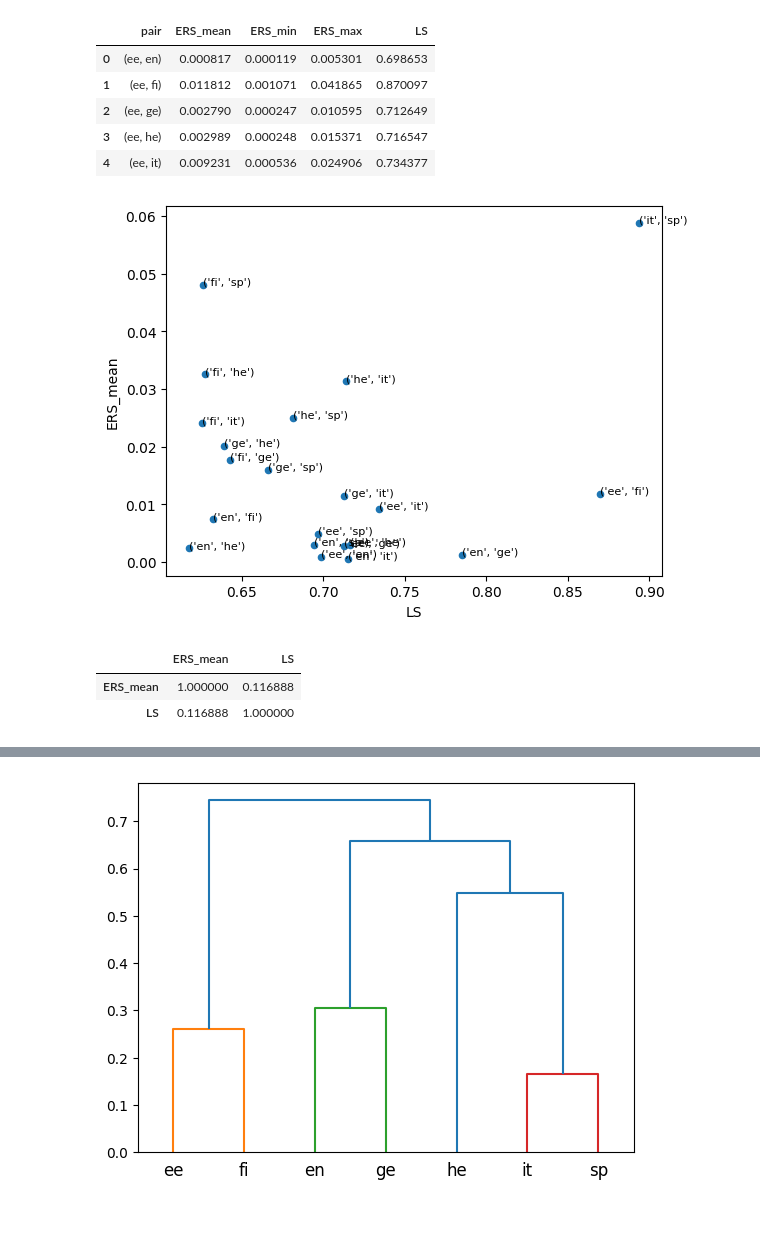
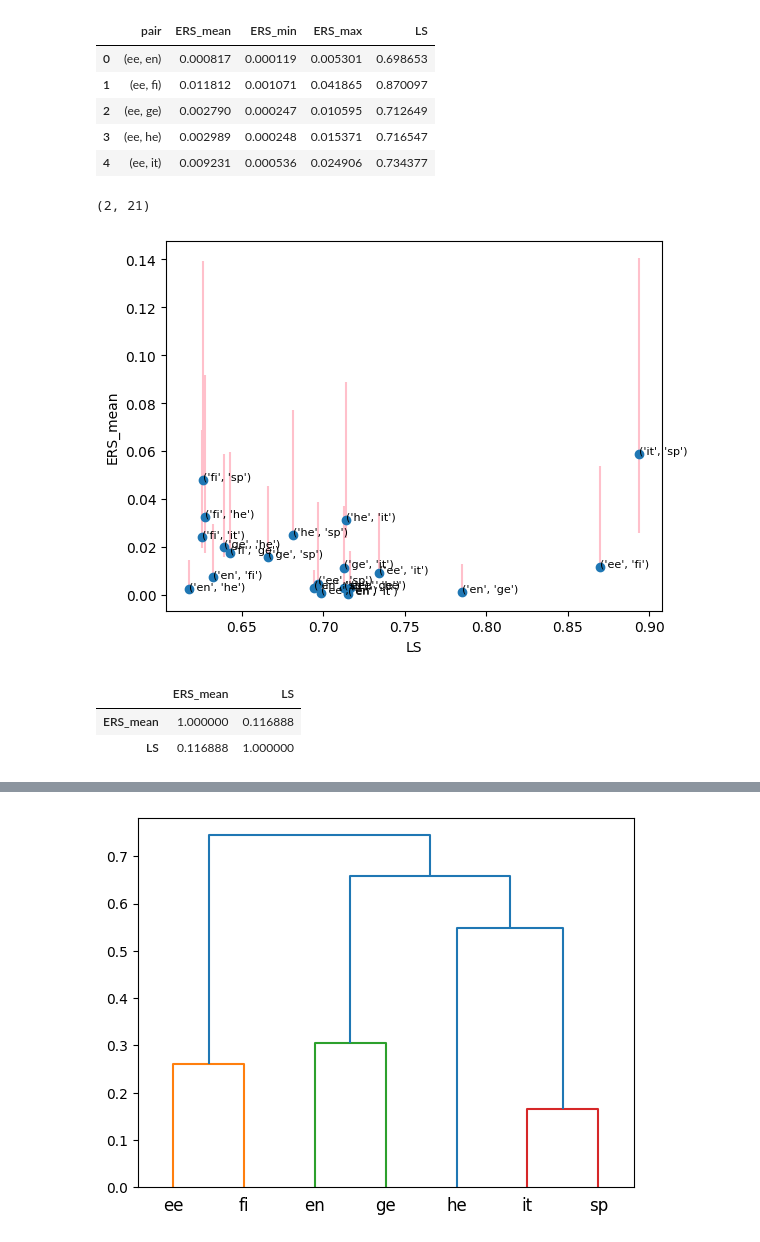
Before and after one commit to linaskerath/ANLP_project, a Jupyter notebook: scripts/anita-playground-notebook.ipynb, the cells around one changed output, grey strips where cells are left out. Cells and saved outputs as stored; diff of their text form; code cells hidden in the pictures.

```diff
--- a/scripts/anita-playground-notebook.ipynb
+++ b/scripts/anita-playground-notebook.ipynb
@@ -135,17 +135,24 @@ df_sim.head()
 | 2 | (ee, ge) | 0.002790 | 0.000247 | 0.010595 | 0.712649 |
 | 3 | (ee, he) | 0.002989 | 0.000248 | 0.015371 | 0.716547 |
 | 4 | (ee, it) | 0.009231 | 0.000536 | 0.024906 | 0.734377 |
+# %%
+df_sim[["ERS_min", "ERS_max"]].values.T.shape
+# %% [output]
+(2, 21)
 # %%
 ax = df_sim.plot.scatter(x="LS", y="ERS_mean")
+plt.errorbar(df_sim.LS, df_sim.ERS_mean, yerr=df_sim[["ERS_min", "ERS_max"]].T.values, fmt="o", ecolor="pink")
+
 for i, txt in enumerate(df_sim.pair[:21]):
     ax.annotate(txt, (df_sim.LS.iat[i], df_sim.ERS_mean.iat[i]), fontsize=8)
+plt.show()
 # %% [output]
-[figure, old version]
+[figure, new version]
-# %%
-df_sim[["ERS_mean", "LS"]].corr()
-# %% [output]
-|  | ERS_mean | LS |
-| ERS_mean | 1.000000 | 0.116888 |
-| LS | 0.116888 | 1.000000 |
+# %%
+df_sim[["ERS_mean", "LS"]].corr()
+# %% [output]
+|  | ERS_mean | LS |
+| ERS_mean | 1.000000 | 0.116888 |
+| LS | 0.116888 | 1.000000 |
 # %%
 from scipy.cluster.hierarchy import ward, dendrogram
```
Also changed, not shown: parts of 14 cells of this notebook.
